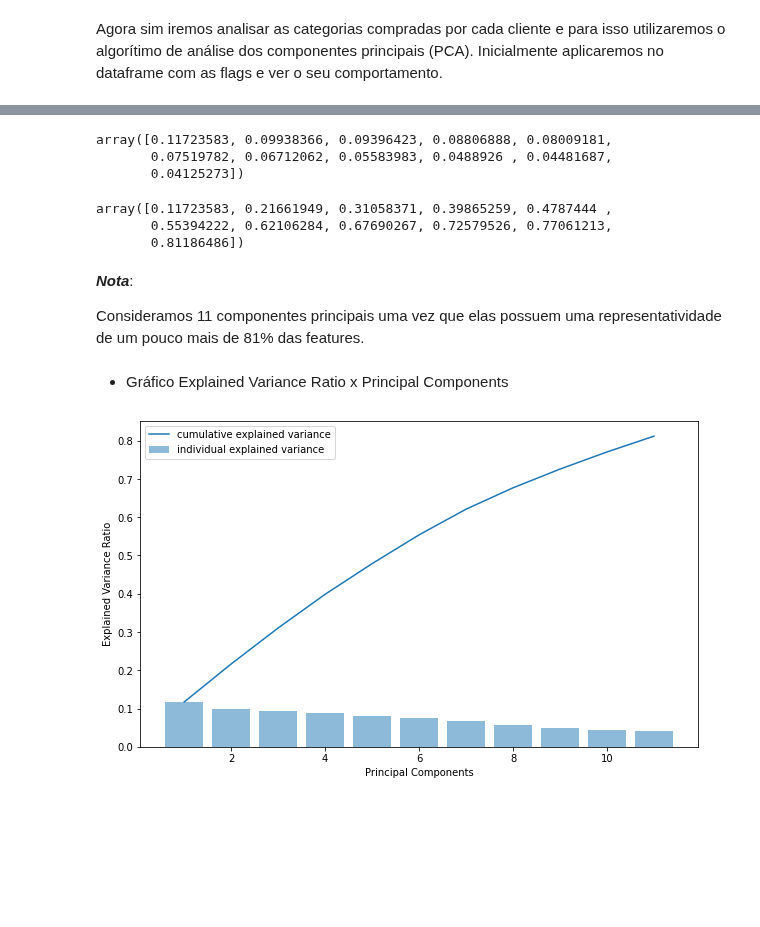
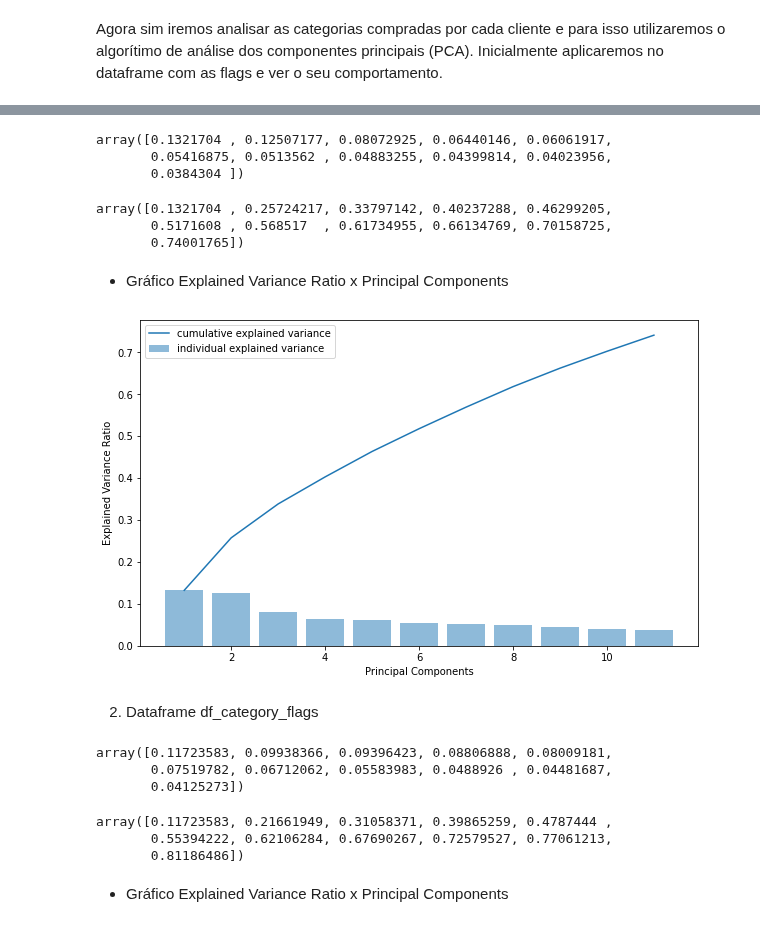
Before and after one commit to smalvar/olist-e-commerce, a Jupyter notebook: PCA_analysis.ipynb, the cells around one changed output, grey strips where cells are left out. Cells and saved outputs as stored; diff of their text form; code cells hidden in the pictures; blank space fills up the shorter version.

Commit message:
Add Explained Variance Ratio x PC plot to df_category_precos

```diff
--- a/PCA_analysis.ipynb
+++ b/PCA_analysis.ipynb
@@ -287,7 +287,9 @@ df_category_flags.shape
 Agora sim iremos analisar as categorias compradas por cada cliente e para isso utilizaremos o algorítimo de análise dos componentes principais (PCA). Inicialmente aplicaremos no dataframe com as flags e ver o seu comportamento.
 # %%
 # Construindo o modelo do PCA
-pca = PCA(n_components=11)
-df_category_flags = pca.fit_transform(df_category_flags)
-componentes = pca.explained_variance_ratio_
-sum_componentes = np.cumsum(componentes)
+def pca_model(df):
+  pca = PCA(n_components=11)
+  df = pca.fit_transform(df)
+  componentes = pca.explained_variance_ratio_
+  sum_componentes = np.cumsum(componentes)
+  return componentes, sum_componentes
@@ -294,32 +302,32 @@ sum_componentes = np.cumsum(componentes)
+# %%
+componentes_principais_p , soma_acumulativa_p = pca_model(df_category_precos)
 # %%
 # Verificando a variância
-componentes
+componentes_principais_p
 # %% [output]
-array([0.11723583, 0.09938366, 0.09396423, 0.08806888, 0.08009181,
-       0.07519782, 0.06712062, 0.05583983, 0.0488926 , 0.04481687,
-       0.04125273])
+array([0.1321704 , 0.12507177, 0.08072925, 0.06440146, 0.06061917,
+       0.05416875, 0.0513562 , 0.04883255, 0.04399814, 0.04023956,
+       0.0384304 ])
 # %%
 # Verificando a soma acumulativa da variância
-sum_componentes
+soma_acumulativa_p
 # %% [output]
-array([0.11723583, 0.21661949, 0.31058371, 0.39865259, 0.4787444 ,
-       0.55394222, 0.62106284, 0.67690267, 0.72579526, 0.77061213,
-       0.81186486])
+array([0.1321704 , 0.25724217, 0.33797142, 0.40237288, 0.46299205,
+       0.5171608 , 0.568517  , 0.61734955, 0.66134769, 0.70158725,
+       0.74001765])
-# %% [markdown]
-***Nota***:
-
-Consideramos 11 componentes principais uma vez que elas possuem uma representatividade de um pouco mais de 81% das features.
 # %% [markdown]
 - Gráfico Explained Variance Ratio x Principal Components
 # %%
 plt.figure(figsize=(10,6))
-plt.plot(range(1, 12), sum_componentes,
+plt.plot(range(1, 12), soma_acumulativa_p,
          label='cumulative explained variance')
-plt.bar(range(1, 12), componentes, alpha=0.5, align='center',
+plt.bar(range(1, 12), componentes_principais_p, alpha=0.5, align='center',
         label='individual explained variance')
 plt.xlabel('Principal Components')
 plt.ylabel('Explained Variance Ratio')
 plt.legend(loc='best')
 plt.show()
 # %% [output]
-[figure, old version]
+[figure, new version]
+# %% [markdown]
+2) Dataframe df_category_flags
@@ -325,0 +336,16 @@ plt.show()
+# %%
+# Verificando a variância
+componentes_principais_f
+# %% [output]
+array([0.11723583, 0.09938366, 0.09396423, 0.08806888, 0.08009181,
+       0.07519782, 0.06712062, 0.05583983, 0.0488926 , 0.04481687,
+       0.04125273])
+# %%
+# Verificando a soma acumulativa da variância
+soma_acumulativa_f
+# %% [output]
+array([0.11723583, 0.21661949, 0.31058371, 0.39865259, 0.4787444 ,
+       0.55394222, 0.62106284, 0.67690267, 0.72579527, 0.77061213,
+       0.81186486])
+# %% [markdown]
+- Gráfico Explained Variance Ratio x Principal Components
```
Also changed, not shown: parts of 4 cells of this notebook.
